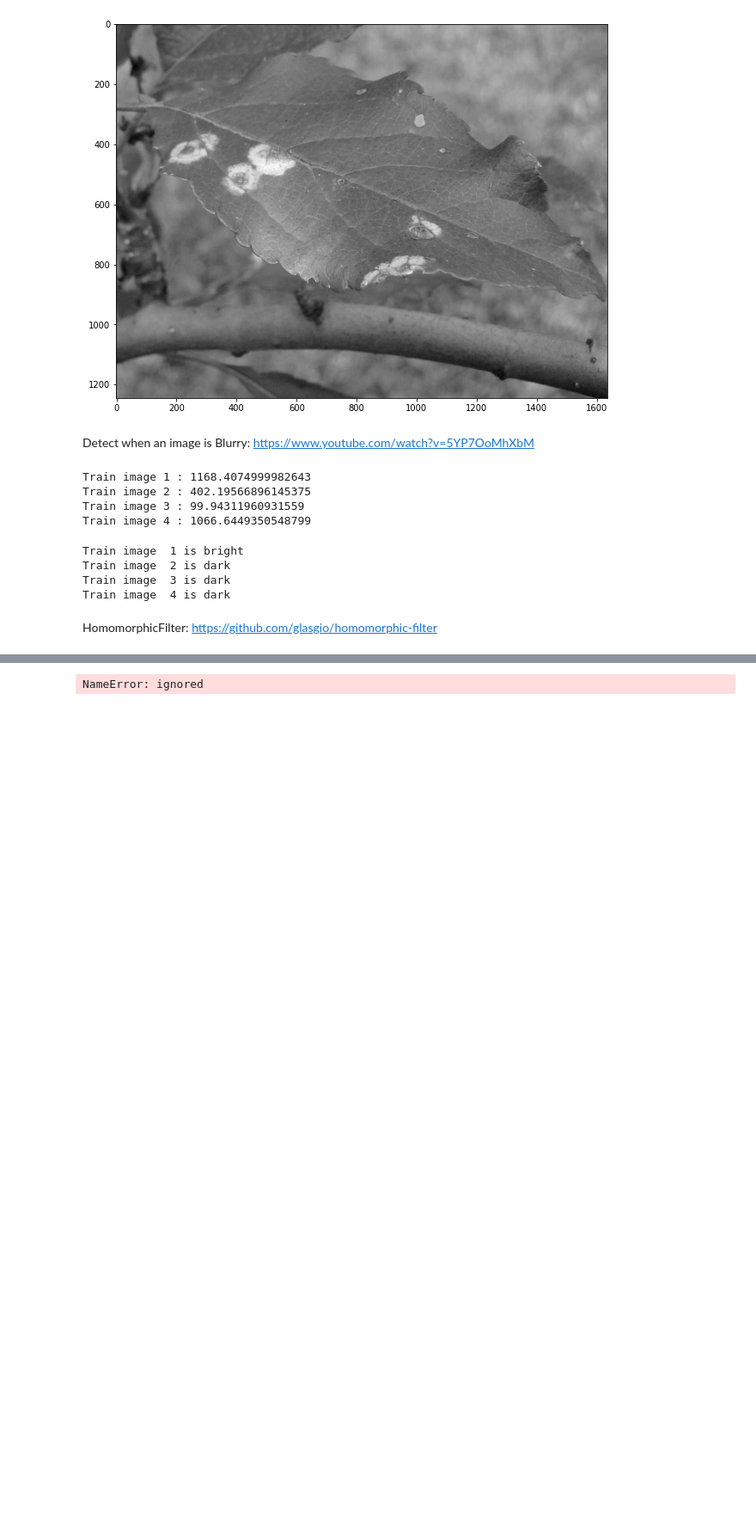
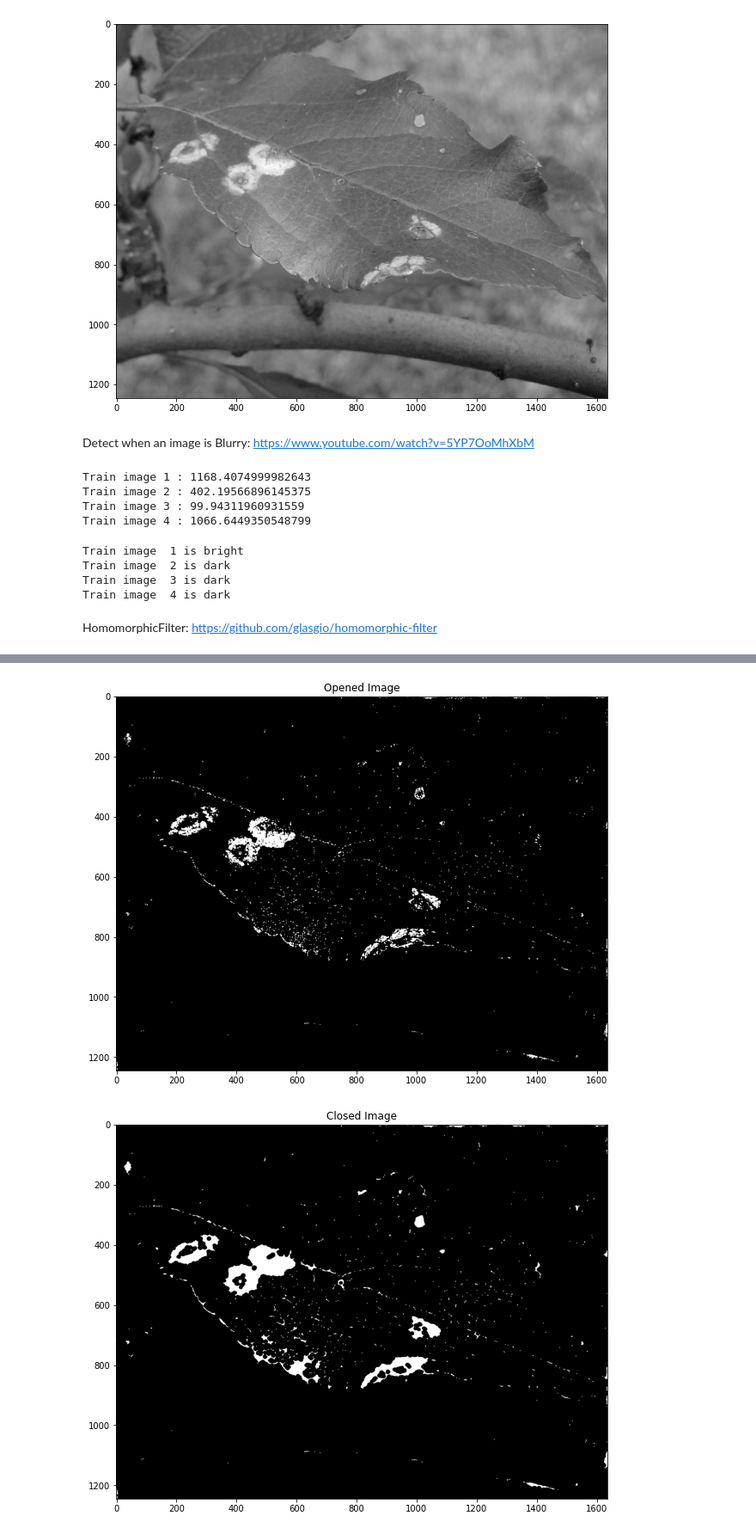
Before and after one commit to yildizyakup/plant-disease-detection, a Jupyter notebook: main.ipynb, the cells around one changed output, grey strips where cells are left out. Shown at 86% size. Saved outputs shown, nothing was run; the diff lists cells and outputs as text; code cells hidden in the pictures; blank space fills up the shorter version.

```diff
--- a/main.ipynb
+++ b/main.ipynb
@@ -202,5 +241,17 @@ def setLabelRec(im, point, label):
+# %%
+def imshow_components(labels):
+    # Map component labels to hue val
+    label_hue = np.uint8(179*labels/np.max(labels))
+    blank_ch = 255*np.ones_like(label_hue)
+    labeled_img = cv.merge([label_hue, blank_ch, blank_ch])
+    labeled_img = cv.cvtColor(labeled_img, cv.COLOR_HSV2BGR)
+    labeled_img = cv.cvtColor(labeled_img, cv.COLOR_BGR2GRAY)
+    # set bg label to black
+    labeled_img[label_hue==0] = 0
+
+    return labeled_img
 # %%
-#image_copy = train_images[0].copy()
+#image_copy = train_images[3].copy()
 image_copy = test_images[0].copy()
 
 laplacian_var = cv.Laplacian(image_copy,cv.CV_64F).var()
@@ -247,40 +298,45 @@ dilation = cv.dilate(th,kernel3x3,iterations = 1)
 opening = cv.morphologyEx(th, cv.MORPH_OPEN, kernel3x3)
 closing = cv.morphologyEx(opening, cv.MORPH_CLOSE, kernel13x13)
 lines = remove_lines(closing)
-comp = connectedComponents(lines)
-fillingholes = cv.dilate(comp, kernel5x5,iterations = 1)
-gradient = cv.morphologyEx(comp, cv.MORPH_GRADIENT, kernel3x3)
-
-
+fillingholes = cv.dilate(lines, kernel5x5,iterations = 1)
+num_labels, labels_im = cv.connectedComponents(fillingholes)
+labeled_image = imshow_components(labels_im)
+gradient = cv.morphologyEx(labeled_image, cv.MORPH_GRADIENT, kernel3x3)
 contours, hierarchy = cv.findContours(image=gradient, mode=cv.RETR_TREE, method=cv.CHAIN_APPROX_NONE)
 
 cv.drawContours(image=image_copy, contours=contours, contourIdx=-1, color=(0, 255, 0), thickness = 1, lineType=cv.LINE_AA)
 
 plt.figure(figsize = (13,8))
 plt.title("Opened Image")
 plt.imshow(opening,cmap = 'gray')
 plt.show()
 
 plt.figure(figsize = (13,8))
 plt.title("Closed Image")
 plt.imshow(closing,cmap = 'gray')
 plt.show()
 
 plt.figure(figsize = (13,8))
 plt.title("Filling Holes Image")
 plt.imshow(fillingholes,cmap = 'gray')
 plt.show()
 
 plt.figure(figsize = (13,8))
+plt.title("Labeled Image")
+plt.imshow(labeled_image,cmap  ="gray")
+plt.show()
+
+plt.figure(figsize = (13,8))
 plt.title("Gradient Image")
 plt.imshow(gradient,cmap = 'gray')
 plt.show()
 
 plt.figure(figsize = (13,8))
 plt.imshow(image_copy,cmap = "gray")
 plt.show()
 # %% [output]
 [figure]
 [figure]
 [figure]
-NameError: ignored
+[figure, added]
+[figure, added]
```
Also changed, not shown: parts of 4 cells of this notebook.
